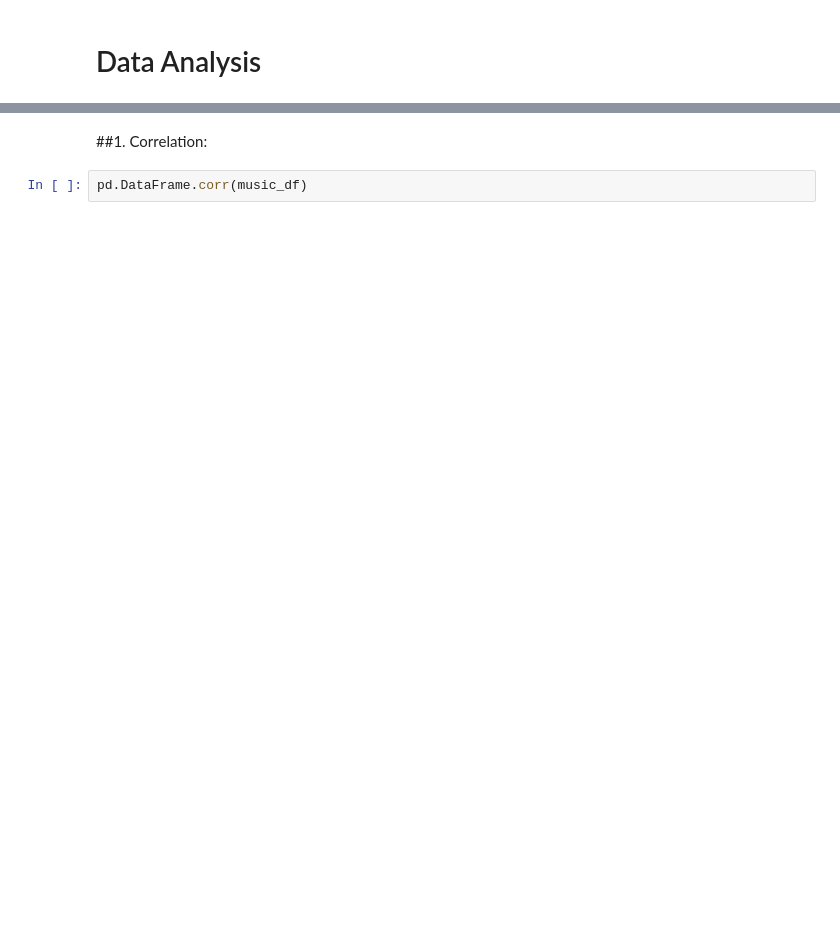
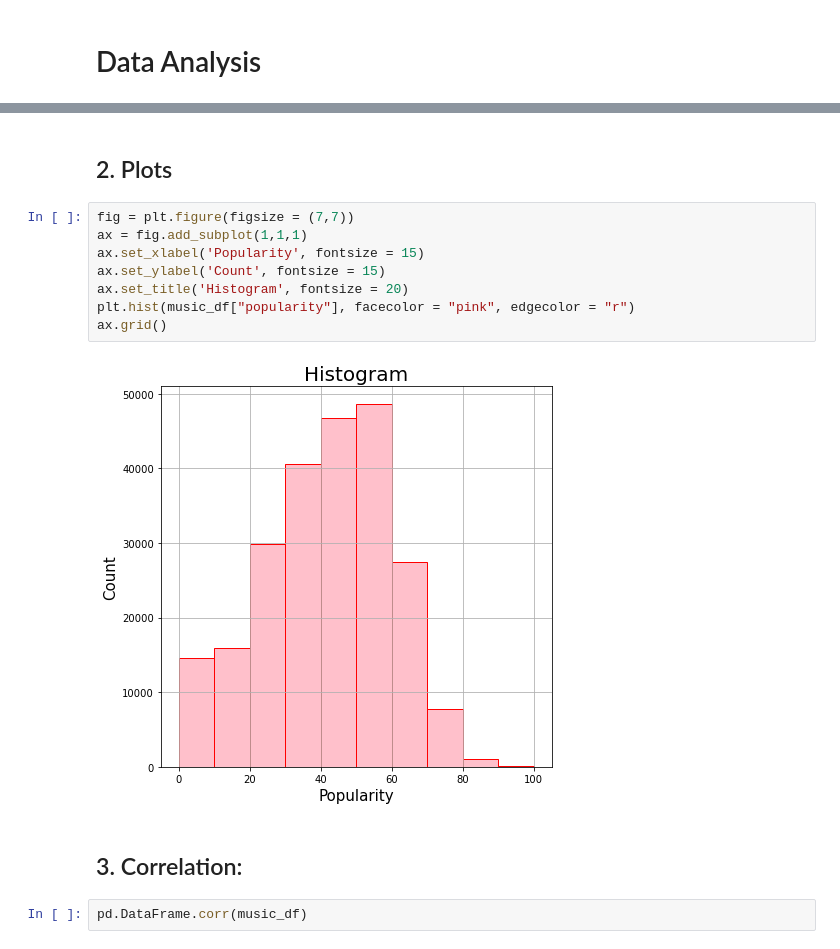
Before and after one commit to LeuphanaDataScience/ML-Lab, a Jupyter notebook: ML_music.ipynb, the cells around one changed output, grey strips where cells are left out. Drawn from its saved outputs; the diff is of its cells as text; blank space fills up the shorter version.

Commit message:
Update ML_music.ipynb
added plots
finalized standardization and PCA

```diff
--- a/ML_music.ipynb
+++ b/ML_music.ipynb
@@ -200,5 +214,17 @@ print(music_df_scaled)
+# %% [markdown]
+## 2. Plots
+# %%
+fig = plt.figure(figsize = (7,7))
+ax = fig.add_subplot(1,1,1)
+ax.set_xlabel('Popularity', fontsize = 15)
+ax.set_ylabel('Count', fontsize = 15)
+ax.set_title('Histogram', fontsize = 20)
+plt.hist(music_df["popularity"], facecolor = "pink", edgecolor = "r")
+ax.grid()
+# %% [output]
+[figure, added]
 # %% [markdown]
-##1. Correlation:
+## 3. Correlation:
 # %%
 pd.DataFrame.corr(music_df)
 # %% [output]
```
Also changed, not shown: parts of 11 cells of this notebook.
